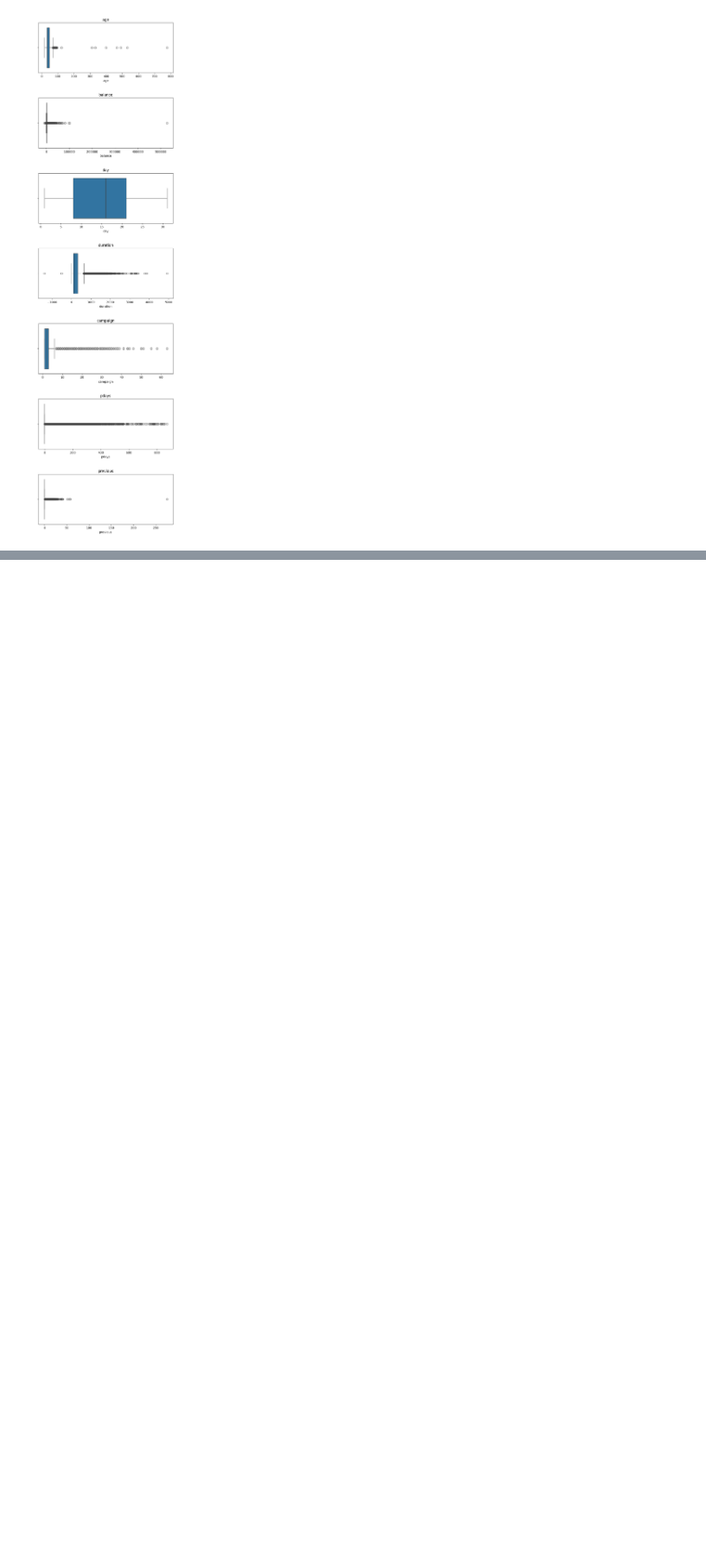
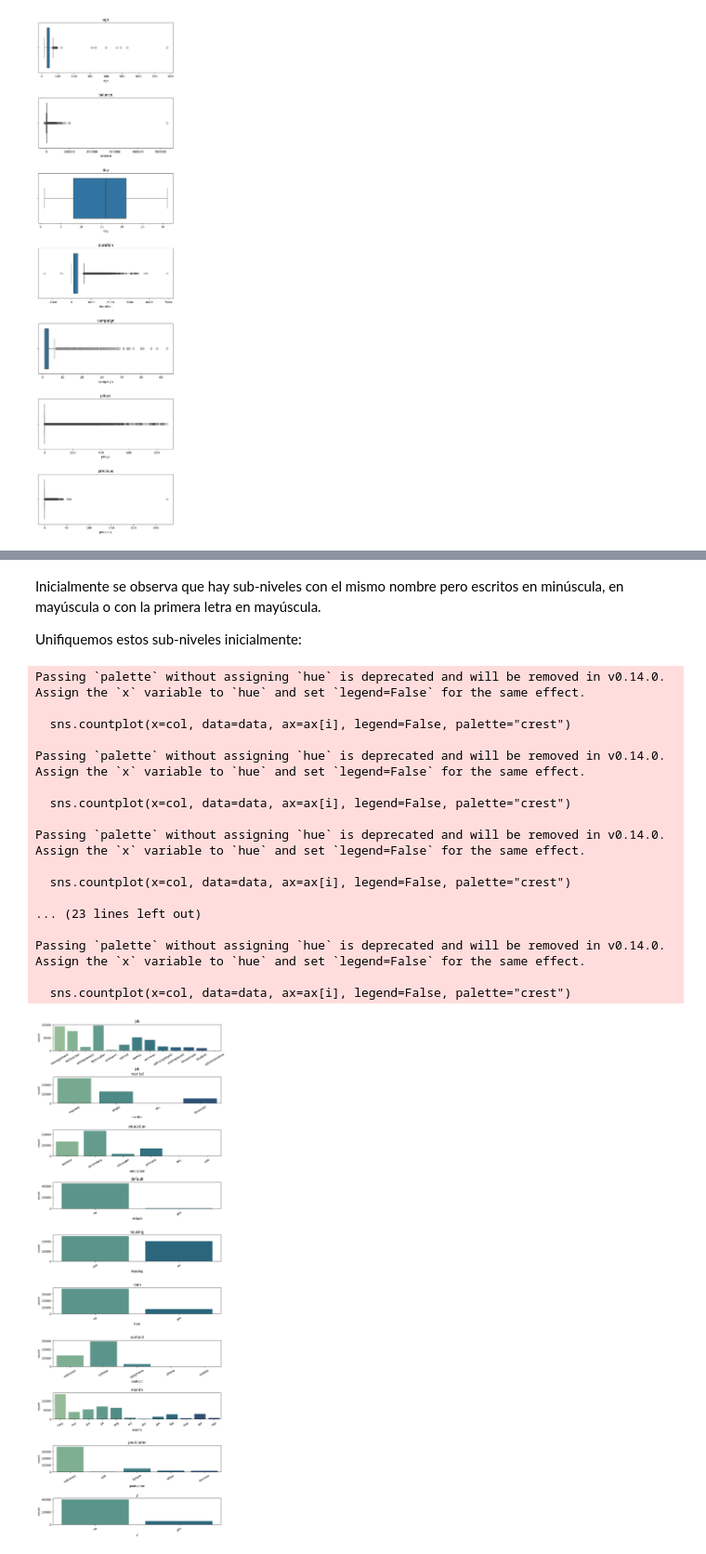
Before and after one commit to Sowii777/TalentoTech, a Jupyter notebook: Limpieza_de_Datos.ipynb, the cells around one changed output, grey strips where cells are left out. Shown: that part at 93% size. Saved outputs shown, nothing was run; the diff lists cells and outputs as text; code cells hidden in the pictures; blank space fills up the shorter version.

```diff
--- a/Limpieza_de_Datos.ipynb
+++ b/Limpieza_de_Datos.ipynb
@@ -261,0 +328,37 @@ for i, col in enumerate(cols_num):
+# %% [markdown]
+Inicialmente se observa que hay sub-niveles con el mismo nombre pero escritos en minúscula, en mayúscula o con la primera letra en mayúscula.
+
+Unifiquemos estos sub-niveles inicialmente:
+# %%
+for column in data.columns:
+  # Representar en minusculas solo si la columna es categorica
+  if column in cols_cat:
+    data[column] = data[column].str.lower()
+
+#Se generan las graficas nuevamente
+fig, ax = plt.subplots(nrows=10, ncols=1, figsize=(10,30))
+fig.subplots_adjust(hspace=1)
+
+for i, col in enumerate(cols_cat):
+  sns.countplot(x=col, data=data, ax=ax[i], legend=False, palette="crest")
+  ax[i].set_title(col)
+  ax[i].tick_params(axis='x', labelrotation=30)
+# %% [output]
+Passing `palette` without assigning `hue` is deprecated and will be removed in v0.14.0. Assign the `x` variable to `hue` and set `legend=False` for the same effect.
+
+  sns.countplot(x=col, data=data, ax=ax[i], legend=False, palette="crest")
+
+Passing `palette` without assigning `hue` is deprecated and will be removed in v0.14.0. Assign the `x` variable to `hue` and set `legend=False` for the same effect.
+
+  sns.countplot(x=col, data=data, ax=ax[i], legend=False, palette="crest")
+
+Passing `palette` without assigning `hue` is deprecated and will be removed in v0.14.0. Assign the `x` variable to `hue` and set `legend=False` for the same effect.
+
+  sns.countplot(x=col, data=data, ax=ax[i], legend=False, palette="crest")
+
+... (23 lines left out)
+
+Passing `palette` without assigning `hue` is deprecated and will be removed in v0.14.0. Assign the `x` variable to `hue` and set `legend=False` for the same effect.
+
+  sns.countplot(x=col, data=data, ax=ax[i], legend=False, palette="crest")
+[figure, added]
```
Also changed, not shown: parts of 16 cells of this notebook.
